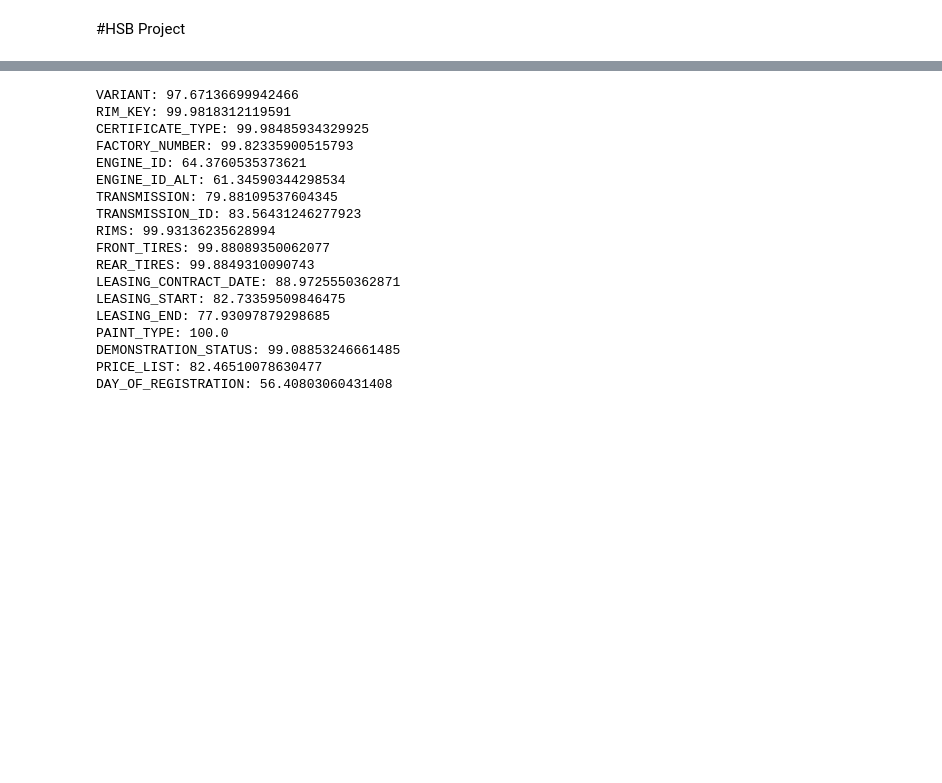
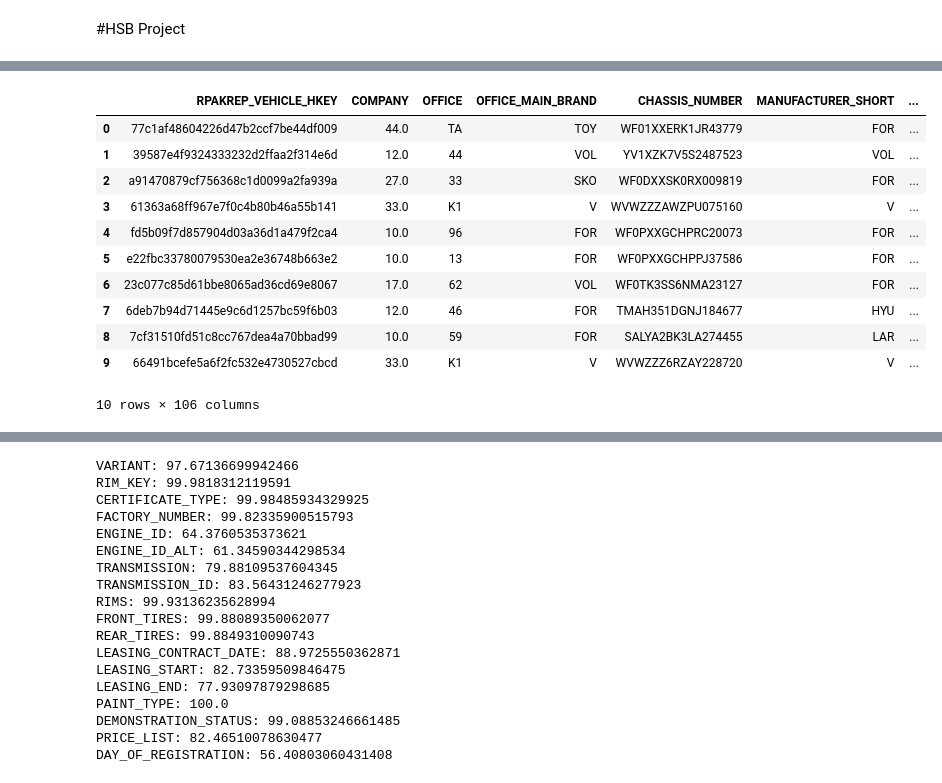
Before and after one commit to JONICK277/ML, a Jupyter notebook: code/preprocessing/projectHSB.ipynb, the cells around one changed output, grey strips where cells are left out. Saved outputs shown, nothing was run; the diff lists cells and outputs as text; code cells hidden in the pictures; blank space fills up the shorter version.

```diff
--- a/code/preprocessing/projectHSB.ipynb
+++ b/code/preprocessing/projectHSB.ipynb
@@ -70,0 +105,15 @@ train_df.describe()
+# %%
+train_data.head(10)
+# %% [output]
+|  | RPAKREP_VEHICLE_HKEY | COMPANY | OFFICE | OFFICE_MAIN_BRAND | CHASSIS_NUMBER | MANUFACTURER_SHORT | ... |
+| 0 | 77c1af48604226d47b2ccf7be44df009 | 44.0 | TA | TOY | WF01XXERK1JR43779 | FOR | ... |
+| 1 | 39587e4f9324333232d2ffaa2f314e6d | 12.0 | 44 | VOL | YV1XZK7V5S2487523 | VOL | ... |
+| 2 | a91470879cf756368c1d0099a2fa939a | 27.0 | 33 | SKO | WF0DXXSK0RX009819 | FOR | ... |
+| 3 | 61363a68ff967e7f0c4b80b46a55b141 | 33.0 | K1 | V | WVWZZZAWZPU075160 | V | ... |
+| 4 | fd5b09f7d857904d03a36d1a479f2ca4 | 10.0 | 96 | FOR | WF0PXXGCHPRC20073 | FOR | ... |
+| 5 | e22fbc33780079530ea2e36748b663e2 | 10.0 | 13 | FOR | WF0PXXGCHPPJ37586 | FOR | ... |
+| 6 | 23c077c85d61bbe8065ad36cd69e8067 | 17.0 | 62 | VOL | WF0TK3SS6NMA23127 | FOR | ... |
+| 7 | 6deb7b94d71445e9c6d1257bc59f6b03 | 12.0 | 46 | FOR | TMAH351DGNJ184677 | HYU | ... |
+| 8 | 7cf31510fd51c8cc767dea4a70bbad99 | 10.0 | 59 | FOR | SALYA2BK3LA274455 | LAR | ... |
+| 9 | 66491bcefe5a6f2fc532e4730527cbcd | 33.0 | K1 | V | WVWZZZ6RZAY228720 | V | ... |
+10 rows × 106 columns
```
Also changed, not shown: parts of 27 cells of this notebook, 1 other file.
